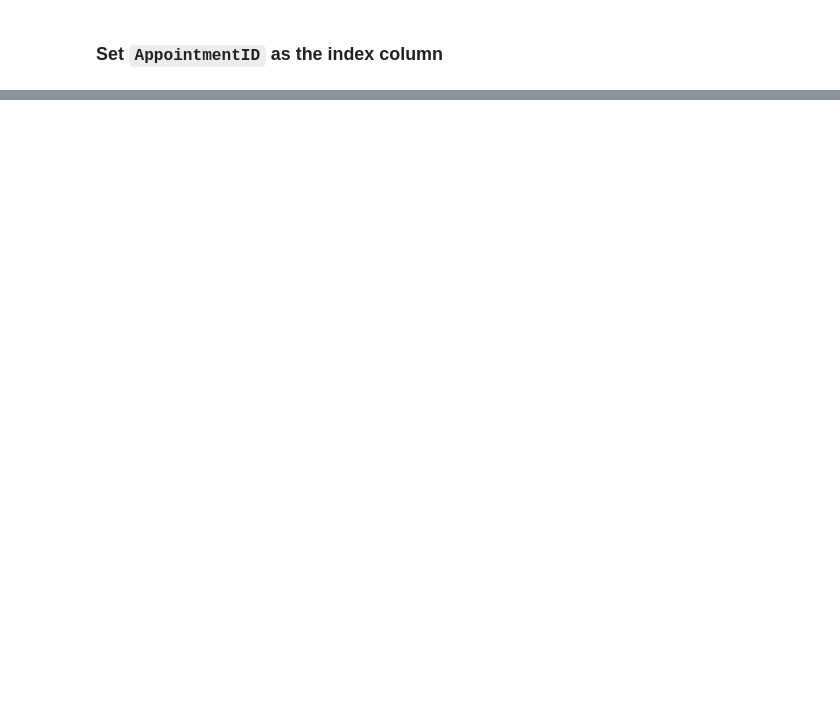
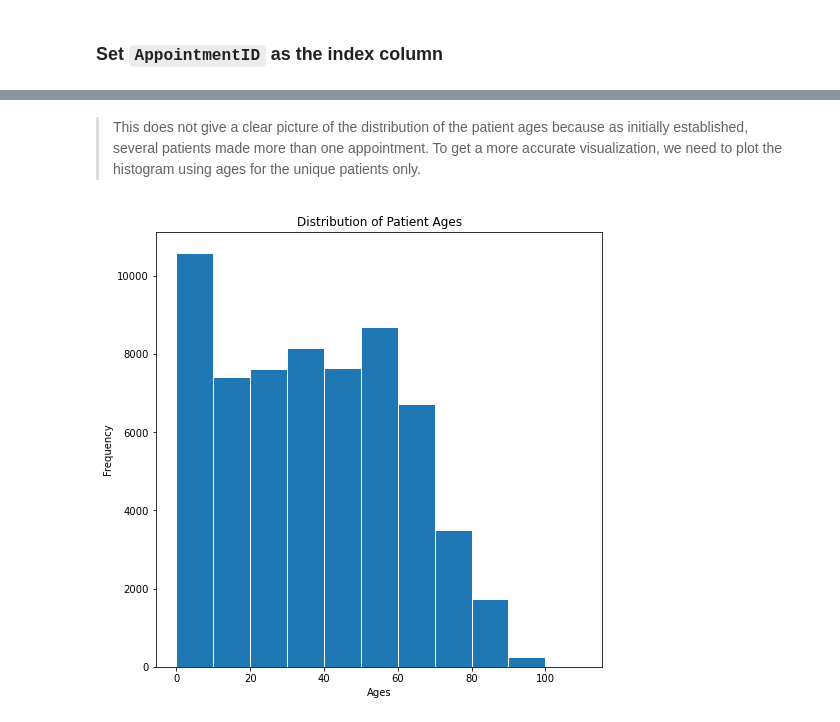
Before and after one commit to Kevson1/Doctor-s-Appointment-Case-Study, a Jupyter notebook: Appointments.ipynb, the cells around one changed output, grey strips where cells are left out. Cells and saved outputs as stored; diff of their text form; code cells hidden in the pictures; blank space fills up the shorter version.

```diff
--- a/Appointments.ipynb
+++ b/Appointments.ipynb
@@ -198,0 +231,17 @@ df_new.head(1)
+# %% [markdown]
+> This does not give a clear picture of the distribution of the patient ages because as initially established, several patients made more than one appointment. To get a more accurate visualization, we need to plot the histogram using ages for the unique patients only.
+# %%
+# Extract the data for the unique patients
+unique_patients = df_clean.drop_duplicates(subset='PatientId', keep='first')
+
+# Use the ages in this new dataset to examine the distribution of patient ages.
+# unique_patients['Age'].plot(kind='hist')
+ages = unique_patients['Age']
+bins = [0, 10, 20, 30, 40, 50, 60, 70, 80, 90, 100, 110]
+fig, ax = plt.subplots(figsize = (8,8))
+ax.hist(ages, bins, edgecolor='white')
+plt.title('Distribution of Patient Ages')
+plt.xlabel('Ages')
+plt.ylabel('Frequency');
+# %% [output]
+[figure, added]
```
Also changed, not shown: parts of 14 cells of this notebook.
